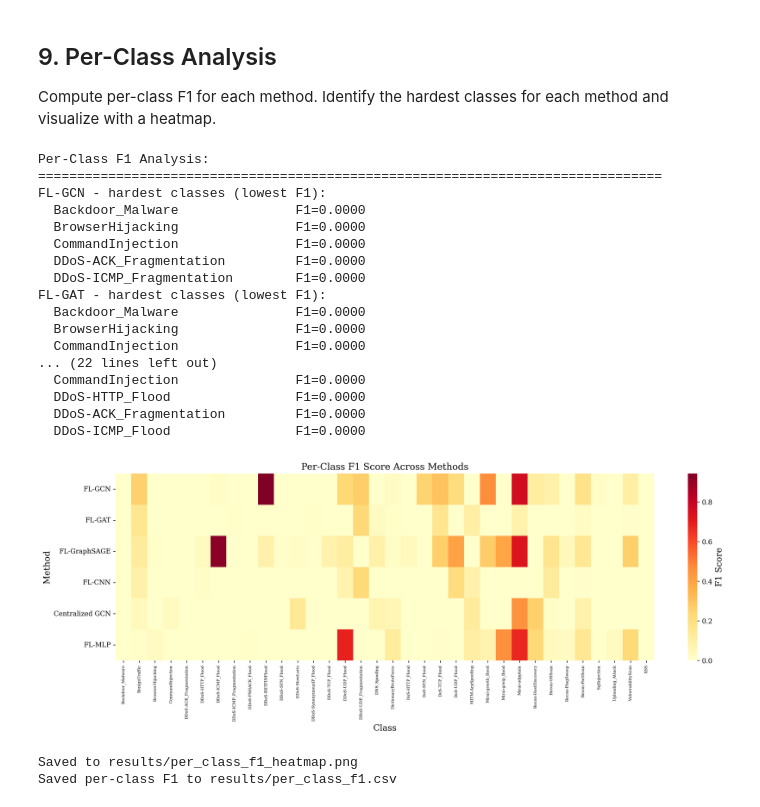
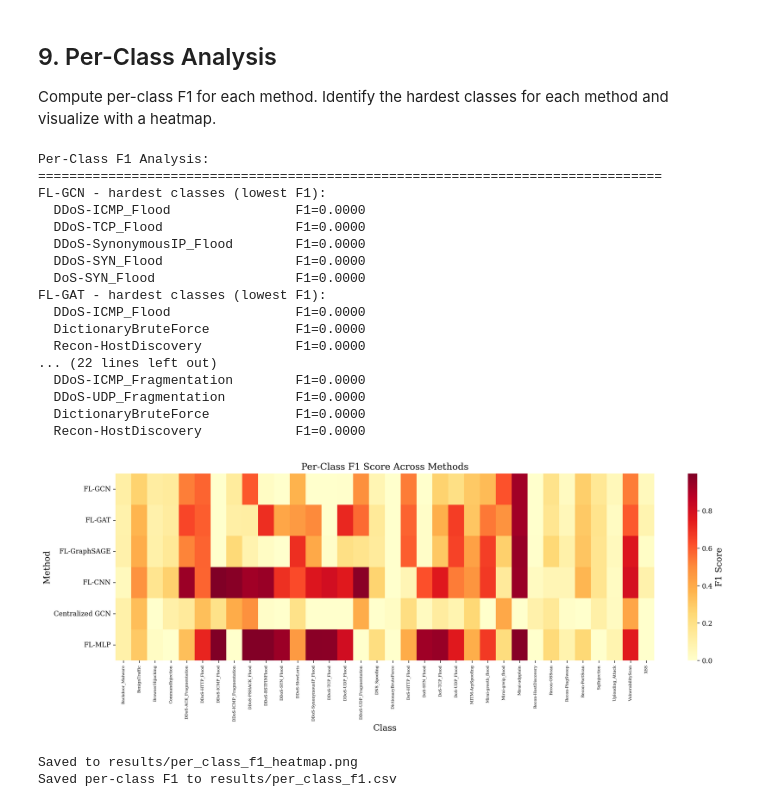
Before and after one commit to willtanoe/fl-gnn-ids-ciciot2023, a Jupyter notebook: notebooks/05_comprehensive_analysis.ipynb, the cells around one changed output. Saved outputs shown, nothing was run; the diff lists cells and outputs as text; code cells hidden in the pictures.

```diff
--- a/notebooks/05_comprehensive_analysis.ipynb
+++ b/notebooks/05_comprehensive_analysis.ipynb
@@ -647,8 +667,8 @@ for k in k_values:
             'y': torch.from_numpy(yc).long().to(device),
             'edge_index': ei
         })
-    preds = run_fl(GCN, rebuilt_clients, test_graph)
-    m = compute_metrics(test_graph['y'].cpu().numpy(), preds)
+    preds = run_fl(GCN, rebuilt_clients, val_graph)
+    m = compute_metrics(val_graph['y'].cpu().numpy(), preds)
     k_results['k'].append(k)
     acc_k = m['accuracy']
     f1_k = m['f1_m']
@@ -696,8 +716,8 @@ hd_results = {'hidden': [], 'accuracy': [], 'f1_m': []}
 print('Sweeping hidden dimension...')
 for h in hidden_values:
     print(f'  hidden={h}...')
-    preds = run_fl(GCN, client_graphs, test_graph, hidden=h, dropout=DROPOUT)
-    m = compute_metrics(test_graph['y'].cpu().numpy(), preds)
+    preds = run_fl(GCN, client_graphs, val_graph, hidden=h, dropout=DROPOUT)
+    m = compute_metrics(val_graph['y'].cpu().numpy(), preds)
     hd_results['hidden'].append(h)
     acc_h = m['accuracy']
     f1_h = m['f1_m']
@@ -782,8 +802,8 @@ for alpha in alpha_values:
             'y': torch.from_numpy(yc).long().to(device),
             'edge_index': ei
         })
-    preds = run_fl(GCN, alpha_clients, test_graph)
-    m = compute_metrics(test_graph['y'].cpu().numpy(), preds)
+    preds = run_fl(GCN, alpha_clients, val_graph)
+    m = compute_metrics(val_graph['y'].cpu().numpy(), preds)
     alpha_results['alpha'].append(alpha)
     acc_al = m['accuracy']
     f1_al = m['f1_m']
@@ -848,8 +868,8 @@ for nc in n_client_values:
             'y': torch.from_numpy(yc).long().to(device),
             'edge_index': ei
         })
-    preds = run_fl(GCN, nc_clients, test_graph)
-    m = compute_metrics(test_graph['y'].cpu().numpy(), preds)
+    preds = run_fl(GCN, nc_clients, val_graph)
+    m = compute_metrics(val_graph['y'].cpu().numpy(), preds)
     nc_results['n_clients'].append(nc)
     acc_nc = m['accuracy']
     f1_nc = m['f1_m']
@@ -948,7 +968,7 @@ all_method_preds['FL-CNN'] = cnn_preds
 all_method_preds['Centralized GCN'] = cen_preds
 all_method_preds['FL-MLP'] = mlp_preds
 
-y_true = test_graph['y'].cpu().numpy()
+y_true = val_graph['y'].cpu().numpy()
 
 per_class_f1 = {}
 for method, preds in all_method_preds.items():
@@ -957,46 +977,46 @@ for method, preds in all_method_preds.items():
 
 for method in all_method_preds:
     f1_vals = per_class_f1[method]
     sorted_idx = np.argsort(f1_vals)
     print(f'{method} - hardest classes (lowest F1):')
     for idx in sorted_idx[:5]:
         cn = class_names[idx] if idx < len(class_names) else f'Class_{idx}'
         print(f'  {cn:30s} F1={f1_vals[idx]:.4f}')
 
 f1_matrix = np.array([per_class_f1[m] for m in all_method_preds])
 fig, ax = plt.subplots(figsize=(16, 6))
 sns.heatmap(f1_matrix, xticklabels=class_names, yticklabels=list(all_method_preds.keys()),
             cmap='YlOrRd', annot=False, cbar_kws={'label': 'F1 Score'}, ax=ax)
 ax.set_xlabel('Class')
 ax.set_ylabel('Method')
 ax.set_title('Per-Class F1 Score Across Methods')
 ax.set_xticklabels(class_names, rotation=90, fontsize=6)
 plt.tight_layout()
 plt.savefig(RESULTS / 'per_class_f1_heatmap.png')
 plt.show()
 print('Saved to results/per_class_f1_heatmap.png')
 
 f1_df = pd.DataFrame(per_class_f1, index=class_names)
 f1_df.to_csv(RESULTS / 'per_class_f1.csv')
 print('Saved per-class F1 to results/per_class_f1.csv')
 # %% [output]
 Per-Class F1 Analysis:
 ================================================================================
 FL-GCN - hardest classes (lowest F1):
-  Backdoor_Malware               F1=0.0000
-  BrowserHijacking               F1=0.0000
-  CommandInjection               F1=0.0000
-  DDoS-ACK_Fragmentation         F1=0.0000
+  DDoS-ICMP_Flood                F1=0.0000
+  DDoS-TCP_Flood                 F1=0.0000
+  DDoS-SynonymousIP_Flood        F1=0.0000
+  DDoS-SYN_Flood                 F1=0.0000
+  DoS-SYN_Flood                  F1=0.0000
+FL-GAT - hardest classes (lowest F1):
+  DDoS-ICMP_Flood                F1=0.0000
+  DictionaryBruteForce           F1=0.0000
+  Recon-HostDiscovery            F1=0.0000
+... (22 lines left out)
   DDoS-ICMP_Fragmentation        F1=0.0000
-FL-GAT - hardest classes (lowest F1):
-  Backdoor_Malware               F1=0.0000
-  BrowserHijacking               F1=0.0000
-  CommandInjection               F1=0.0000
-... (22 lines left out)
-  CommandInjection               F1=0.0000
-  DDoS-HTTP_Flood                F1=0.0000
-  DDoS-ACK_Fragmentation         F1=0.0000
-  DDoS-ICMP_Flood                F1=0.0000
+  DDoS-UDP_Fragmentation         F1=0.0000
+  DictionaryBruteForce           F1=0.0000
+  Recon-HostDiscovery            F1=0.0000
-[figure, old version]
+[figure, new version]
 Saved to results/per_class_f1_heatmap.png
 Saved per-class F1 to results/per_class_f1.csv
```
Also changed, not shown: parts of 14 cells of this notebook, 14 other files.
